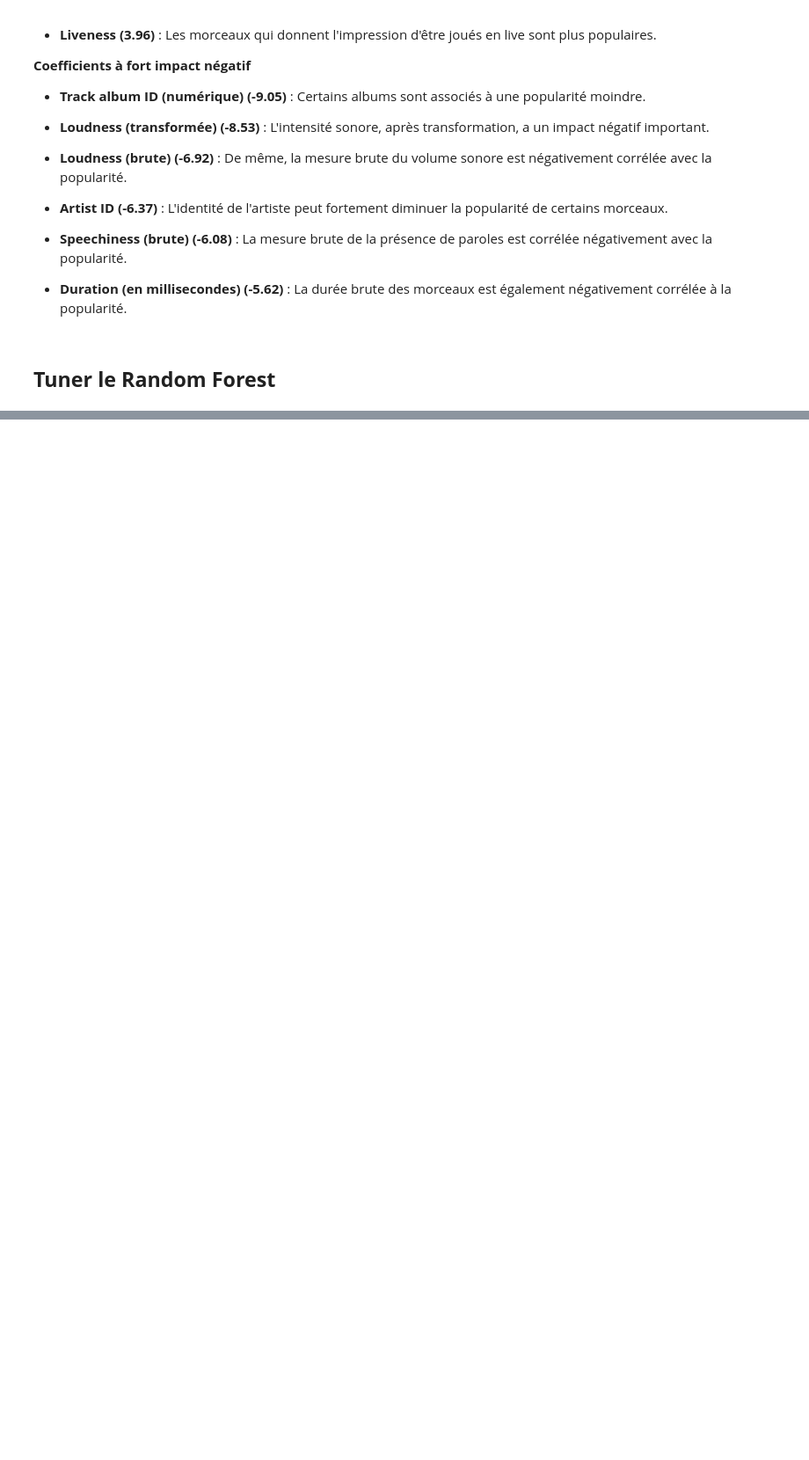
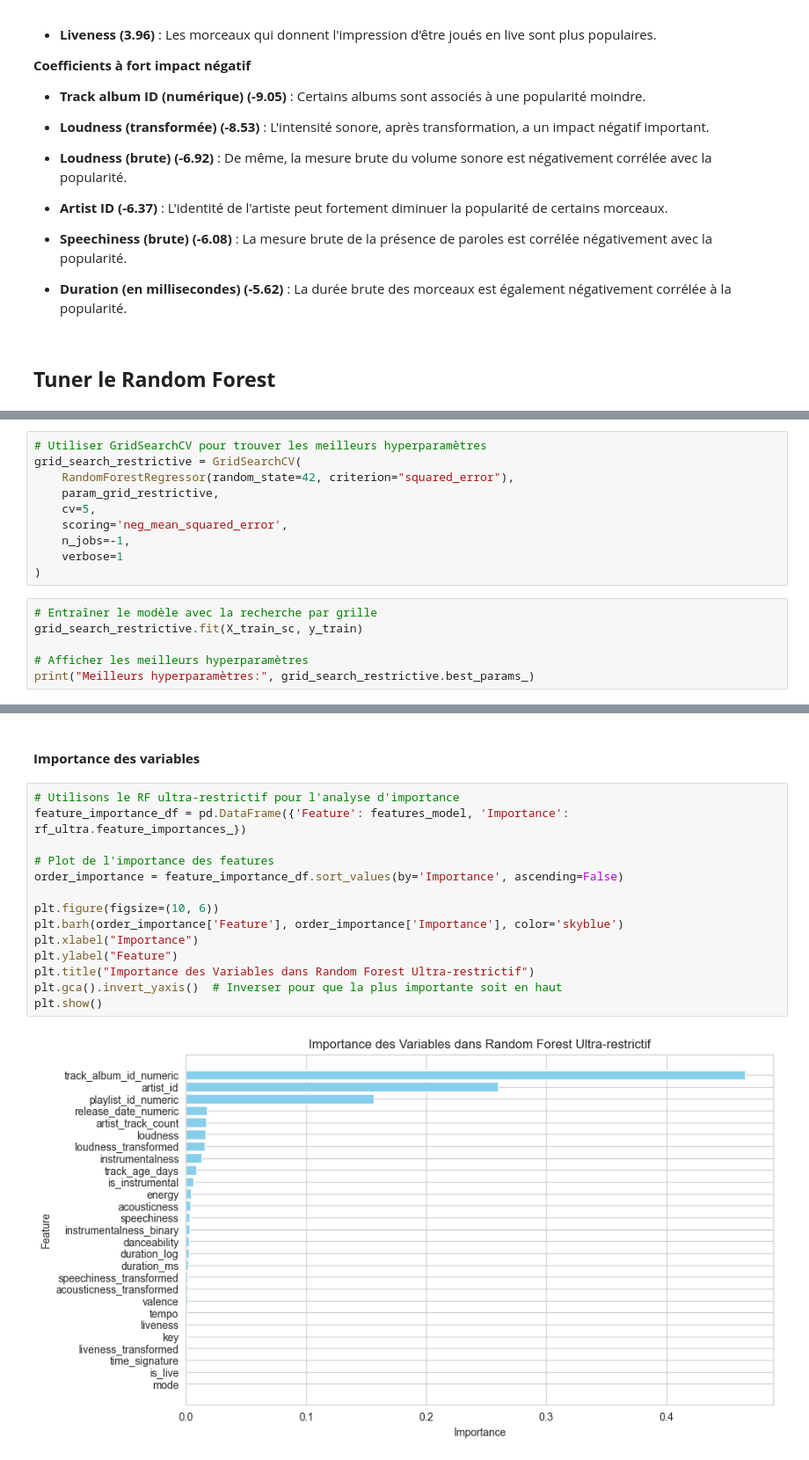
Before and after one commit to NoaLRX/Popular_Songs_Spotify, a Jupyter notebook: notebook.ipynb, the cells around one changed output, grey strips where cells are left out. Shown at 88% size. Saved outputs shown, nothing was run; the diff lists cells and outputs as text; blank space fills up the shorter version.

```diff
--- a/notebook.ipynb
+++ b/notebook.ipynb
@@ -1021,0 +1146,16 @@ print("Meilleurs paramètres (RandomizedSearch) :", random_search.best_params_)
+# %%
+# Utiliser GridSearchCV pour trouver les meilleurs hyperparamètres
+grid_search_restrictive = GridSearchCV(
+    RandomForestRegressor(random_state=42, criterion="squared_error"),
+    param_grid_restrictive,
+    cv=5,
+    scoring='neg_mean_squared_error',
+    n_jobs=-1,
+    verbose=1
+)
+# %%
+# Entraîner le modèle avec la recherche par grille
+grid_search_restrictive.fit(X_train_sc, y_train)
+
+# Afficher les meilleurs hyperparamètres
+print("Meilleurs hyperparamètres:", grid_search_restrictive.best_params_)
@@ -1021,0 +1427,18 @@ print("Meilleurs paramètres (RandomizedSearch) :", random_search.best_params_)
+# %% [markdown]
+#### **Importance des variables**
+# %%
+# Utilisons le RF ultra-restrictif pour l'analyse d'importance
+feature_importance_df = pd.DataFrame({'Feature': features_model, 'Importance': rf_ultra.feature_importances_})
+
+# Plot de l'importance des features
+order_importance = feature_importance_df.sort_values(by='Importance', ascending=False)
+
+plt.figure(figsize=(10, 6))
+plt.barh(order_importance['Feature'], order_importance['Importance'], color='skyblue')
+plt.xlabel("Importance")
+plt.ylabel("Feature")
+plt.title("Importance des Variables dans Random Forest Ultra-restrictif")
+plt.gca().invert_yaxis()  # Inverser pour que la plus importante soit en haut
+plt.show()
+# %% [output]
+[figure, added]
```
Also changed, not shown: parts of 34 cells of this notebook, 3 other files.
